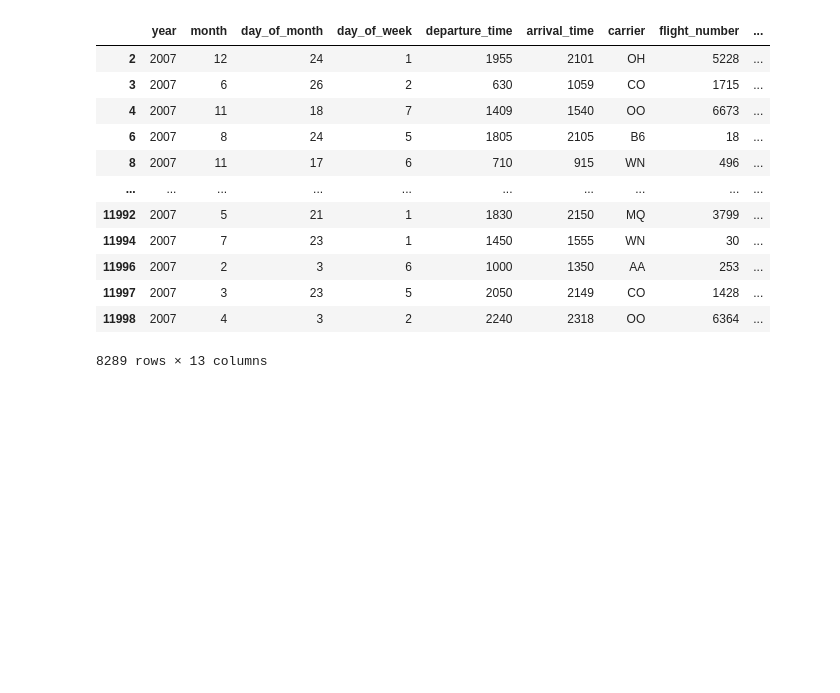
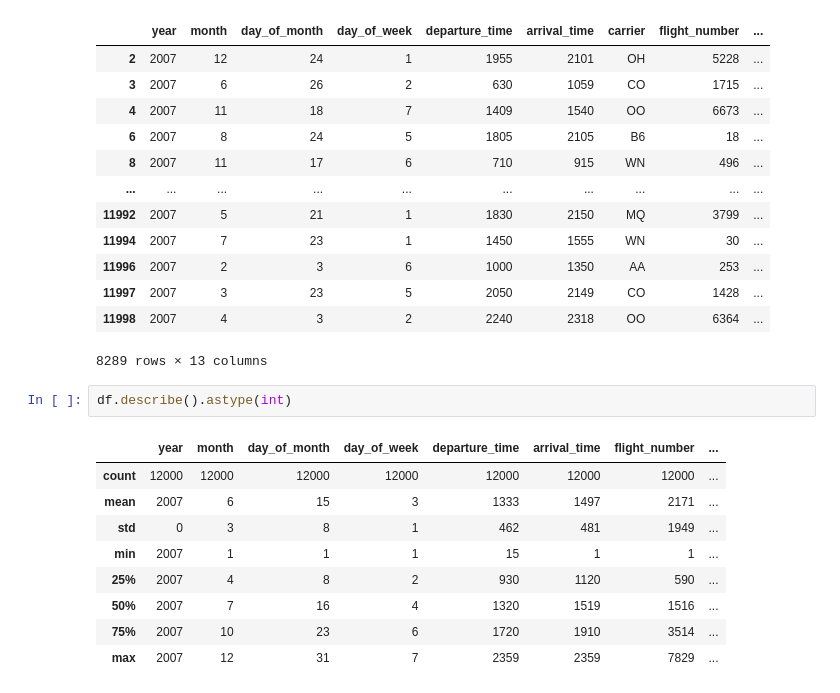
Before and after one commit to hackablock/Basic-Data-Science, a Jupyter notebook: Basic_Data_Science.ipynb, the cells around one changed output. Saved outputs shown, nothing was run; the diff lists cells and outputs as text; blank space fills up the shorter version.

```diff
--- a/Basic_Data_Science.ipynb
+++ b/Basic_Data_Science.ipynb
@@ -311,3 +311,15 @@ df[df['delay'] < 10]
 | 11997 | 2007 | 3 | 23 | 5 | 2050 | 2149 | CO | 1428 | ... |
 | 11998 | 2007 | 4 | 3 | 2 | 2240 | 2318 | OO | 6364 | ... |
 8289 rows × 13 columns
+# %%
+df.describe().astype(int)
+# %% [output]
+|  | year | month | day_of_month | day_of_week | departure_time | arrival_time | flight_number | ... |
+| count | 12000 | 12000 | 12000 | 12000 | 12000 | 12000 | 12000 | ... |
+| mean | 2007 | 6 | 15 | 3 | 1333 | 1497 | 2171 | ... |
+| std | 0 | 3 | 8 | 1 | 462 | 481 | 1949 | ... |
+| min | 2007 | 1 | 1 | 1 | 15 | 1 | 1 | ... |
+| 25% | 2007 | 4 | 8 | 2 | 930 | 1120 | 590 | ... |
+| 50% | 2007 | 7 | 16 | 4 | 1320 | 1519 | 1516 | ... |
+| 75% | 2007 | 10 | 23 | 6 | 1720 | 1910 | 3514 | ... |
+| max | 2007 | 12 | 31 | 7 | 2359 | 2359 | 7829 | ... |
```
Also changed, not shown: parts of 8 cells of this notebook.
